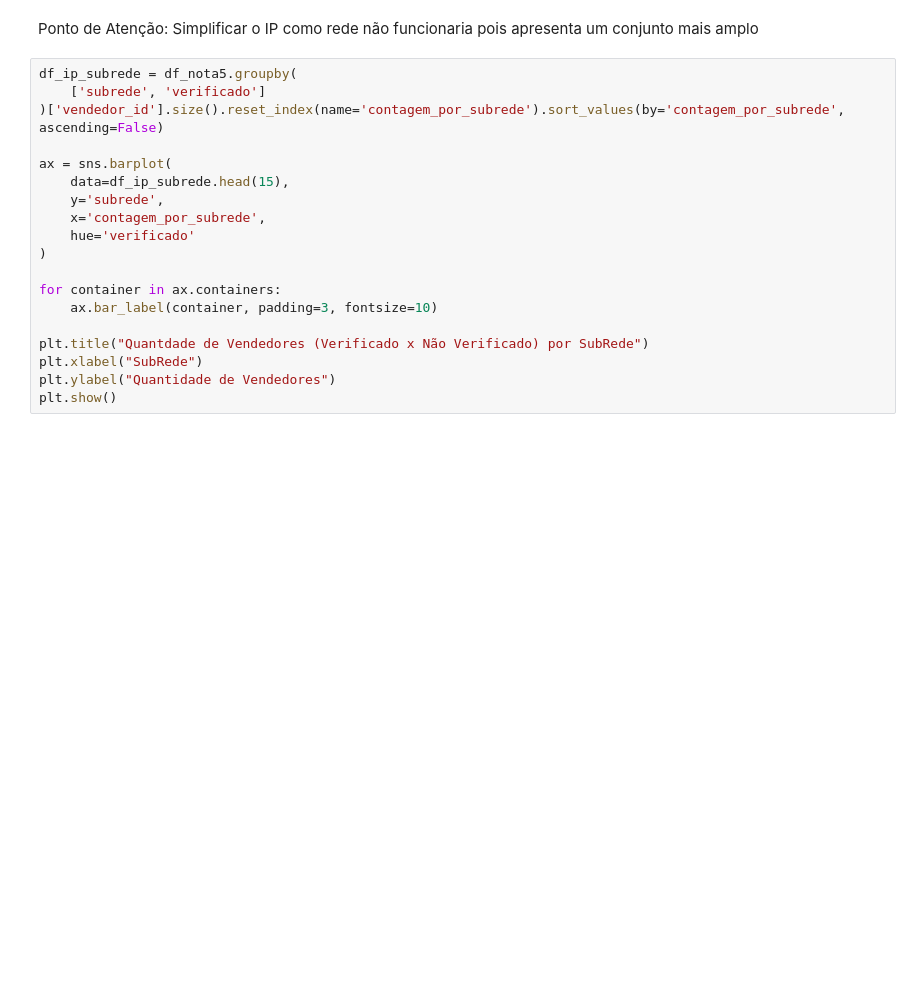
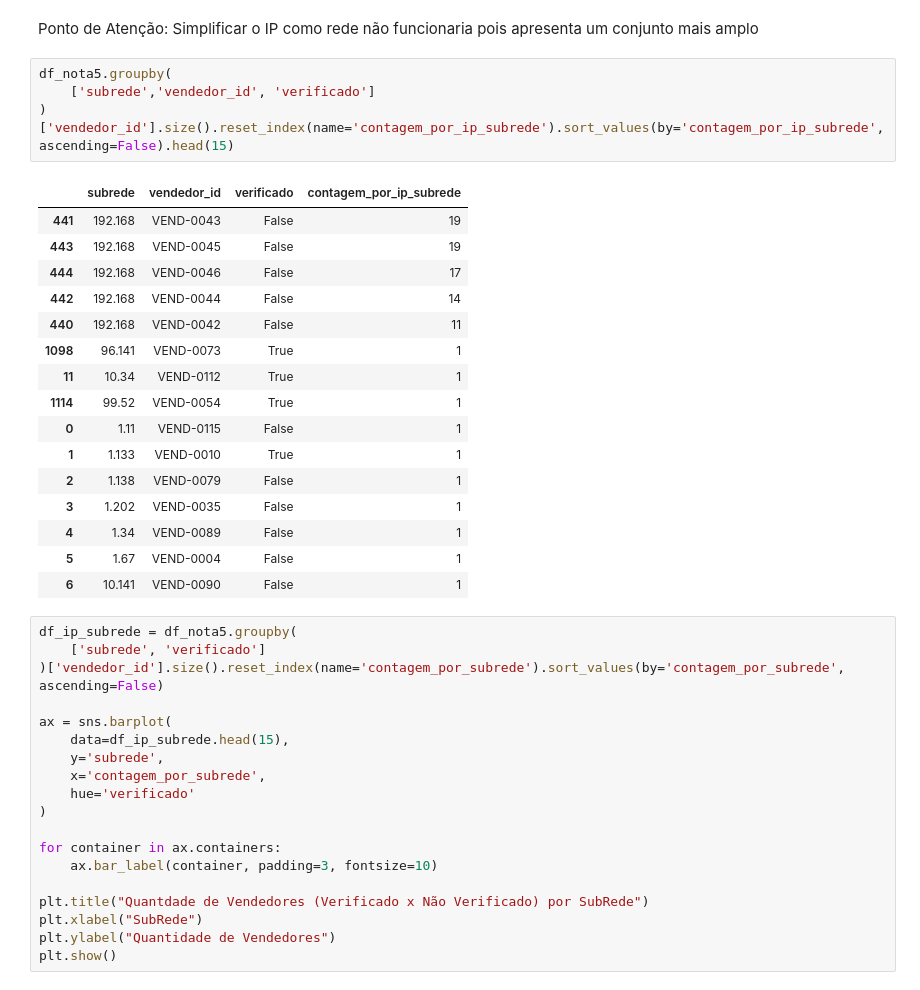
Before and after one commit to AlexDcoder/Opera-o-Marketplace-Fraude-em-E-commerce, a Jupyter notebook: notebooks/base_comparativo.ipynb, the cells around one changed output. Cells and saved outputs as stored; diff of their text form; blank space fills up the shorter version.

```diff
--- a/notebooks/base_comparativo.ipynb
+++ b/notebooks/base_comparativo.ipynb
@@ -658,6 +658,27 @@ plt.show()
 [figure]
 # %% [markdown]
 Ponto de Atenção: Simplificar o IP como rede não funcionaria pois apresenta um conjunto mais amplo
+# %%
+df_nota5.groupby(
+    ['subrede','vendedor_id', 'verificado']
+)['vendedor_id'].size().reset_index(name='contagem_por_ip_subrede').sort_values(by='contagem_por_ip_subrede', ascending=False).head(15)
+# %% [output]
+|  | subrede | vendedor_id | verificado | contagem_por_ip_subrede |
+| 441 | 192.168 | VEND-0043 | False | 19 |
+| 443 | 192.168 | VEND-0045 | False | 19 |
+| 444 | 192.168 | VEND-0046 | False | 17 |
+| 442 | 192.168 | VEND-0044 | False | 14 |
+| 440 | 192.168 | VEND-0042 | False | 11 |
+| 1098 | 96.141 | VEND-0073 | True | 1 |
+| 11 | 10.34 | VEND-0112 | True | 1 |
+| 1114 | 99.52 | VEND-0054 | True | 1 |
+| 0 | 1.11 | VEND-0115 | False | 1 |
+| 1 | 1.133 | VEND-0010 | True | 1 |
+| 2 | 1.138 | VEND-0079 | False | 1 |
+| 3 | 1.202 | VEND-0035 | False | 1 |
+| 4 | 1.34 | VEND-0089 | False | 1 |
+| 5 | 1.67 | VEND-0004 | False | 1 |
+| 6 | 10.141 | VEND-0090 | False | 1 |
 # %%
 df_ip_subrede = df_nota5.groupby(
     ['subrede', 'verificado']
```
Also changed, not shown: parts of 27 cells of this notebook.
